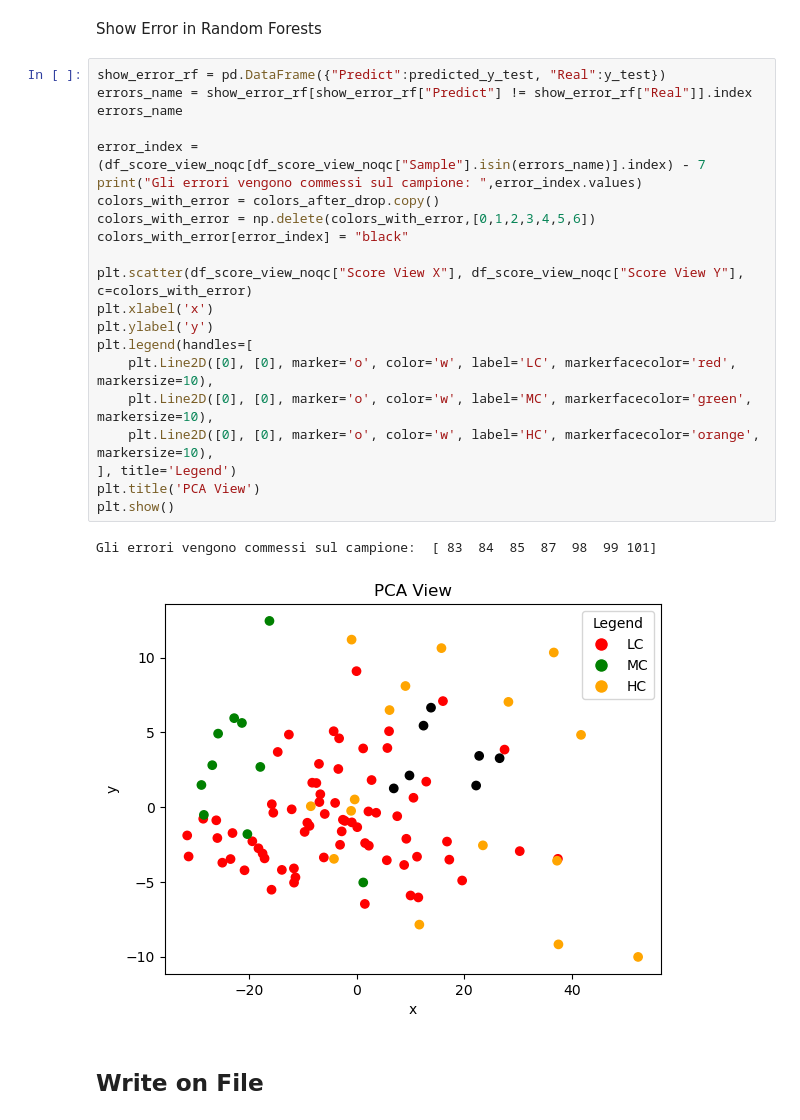
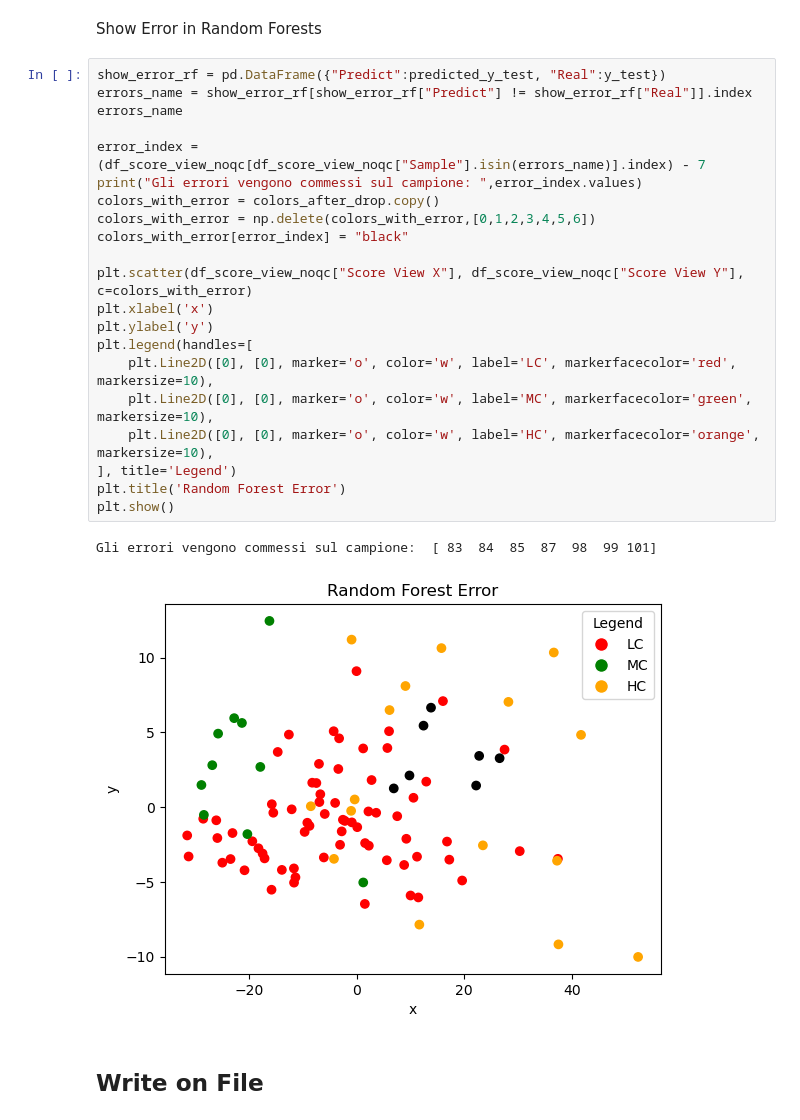
Before and after one commit to Bvs00/AI4ODA_projectwork, a Jupyter notebook: Lipidoma/notebook_lipidoma_models.ipynb, the cells around one changed output. Drawn from its saved outputs; the diff is of its cells as text.

```diff
--- a/Lipidoma/notebook_lipidoma_models.ipynb
+++ b/Lipidoma/notebook_lipidoma_models.ipynb
@@ -757,27 +757,27 @@ Show Error in Random Forests
 # %%
 show_error_rf = pd.DataFrame({"Predict":predicted_y_test, "Real":y_test})
 errors_name = show_error_rf[show_error_rf["Predict"] != show_error_rf["Real"]].index
 errors_name
 
 error_index = (df_score_view_noqc[df_score_view_noqc["Sample"].isin(errors_name)].index) - 7
 print("Gli errori vengono commessi sul campione: ",error_index.values)
 colors_with_error = colors_after_drop.copy()
 colors_with_error = np.delete(colors_with_error,[0,1,2,3,4,5,6])
 colors_with_error[error_index] = "black"
 
 plt.scatter(df_score_view_noqc["Score View X"], df_score_view_noqc["Score View Y"], c=colors_with_error)
 plt.xlabel('x')
 plt.ylabel('y')
 plt.legend(handles=[
     plt.Line2D([0], [0], marker='o', color='w', label='LC', markerfacecolor='red', markersize=10),
     plt.Line2D([0], [0], marker='o', color='w', label='MC', markerfacecolor='green', markersize=10),
     plt.Line2D([0], [0], marker='o', color='w', label='HC', markerfacecolor='orange', markersize=10),
 ], title='Legend')
-plt.title('PCA View')
+plt.title('Random Forest Error')
 plt.show()
 # %% [output]
 Gli errori vengono commessi sul campione:  [ 83  84  85  87  98  99 101]
-[figure, old version]
+[figure, new version]
 # %% [markdown]
 ## Write on File
 # %%
```
Also changed, not shown: parts of 3 cells of this notebook, 13 other files.
